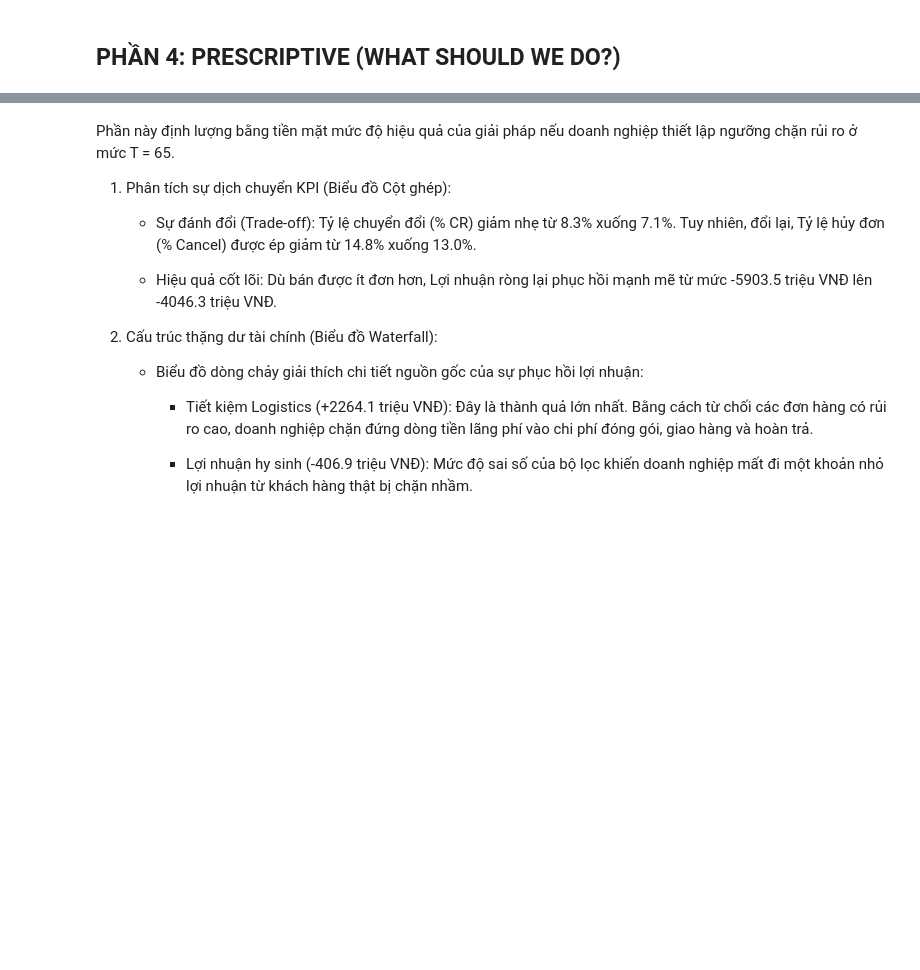
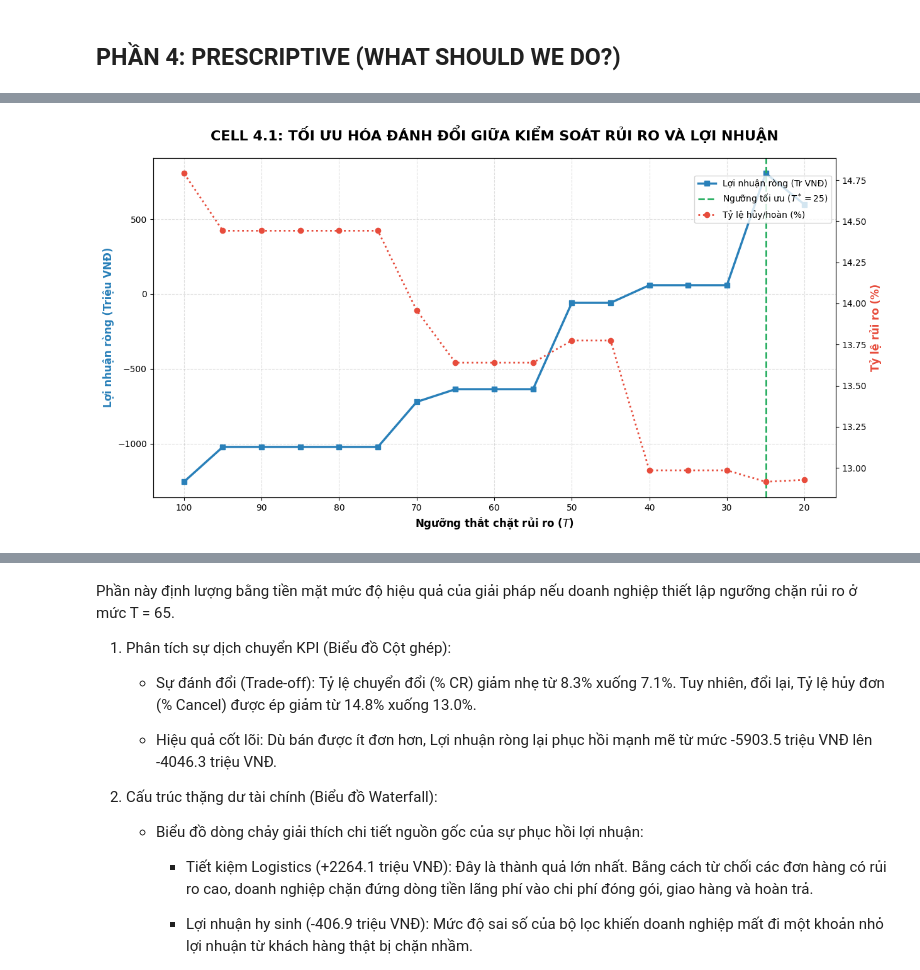
Before and after one commit to doandt0612/datathon_fis_uel, a Jupyter notebook: notebooks/03_eda_khoi.ipynb, the cells around one changed output, grey strips where cells are left out. Drawn from its saved outputs; the diff is of its cells as text; code cells hidden in the pictures; blank space fills up the shorter version.

```diff
--- a/notebooks/03_eda_khoi.ipynb
+++ b/notebooks/03_eda_khoi.ipynb
@@ -1111,0 +1070,89 @@ plt.show()
+# %%
+# ==============================================================================
+# CELL 4.1: PRESCRIPTIVE - MÔ PHỎNG ĐÁNH ĐỔI (TRADE-OFF ANALYSIS)
+# ==============================================================================
+import pandas as pd
+import numpy as np
+import matplotlib.pyplot as plt
+import os
+
+print("Đang chạy kịch bản tối ưu hóa hàm mục tiêu...")
+
+# 1. TÌM DATA CHUẨN
+FIG_DIR = os.path.join('..', 'output', 'figures')
+os.makedirs(FIG_DIR, exist_ok=True)
+
+df_real = pd.DataFrame()
+if 'data_dict' in locals():
+    if 'master_sales_detail' in data_dict:
+        df_m_raw = data_dict['master_sales_detail']
+        if not df_m_raw.empty: df_real = df_m_raw.copy()
+    elif 'master' in data_dict:
+        df_m_raw = data_dict['master']
+        if not df_m_raw.empty: df_real = df_m_raw.copy()
+
+if df_real.empty:
+    try:
+        df_real = pd.read_csv('../data/processed/master/master_sales_detail.csv')
+    except Exception as e:
+        pass
+
+if not df_real.empty:
+    # 2. KHỞI TẠO BIẾN GIẢ ĐỊNH KINH DOANH
+    TOTAL_TRAFFIC = len(df_real) * 15 # Giả định lượng traffic mở rộng
+    PROFIT_MARGIN = 0.25              # Biên lợi nhuận gộp 25%
+    LOSS_FEE = 45000                  # Chi phí chìm cho 1 đơn hoàn (Ship 2 chiều + Đóng gói)
+
+    # ĐỒNG BỘ RISK SCORE TỪ CELL 3.3 (Cực kỳ quan trọng để giữ logic bài)
+    df_real['risk_score'] = (
+        (df_real['payment_method'].astype(str).str.lower() == 'cod').astype(int) * 45 +
+        (df_real['gross_revenue'] < df_real['gross_revenue'].median()).astype(int) * 30 +
+        (df_real['discount_amount'] > 0).astype(int) * 25
+    )
+
+    # 3. CHẠY MÔ PHỎNG TỐI ƯU HÓA TỪNG BƯỚC
+    thresholds = np.arange(20, 101, 5)
+    results = []
+
+    for t in thresholds:
+        accepted = df_real[df_real['risk_score'] <= t] # Lọc các đơn thỏa mãn ngưỡng T
+        cr = (len(accepted) / TOTAL_TRAFFIC) * 100
+
+        failed_mask = accepted['order_status'].isin(['cancelled', 'returned'])
+        cancel_rate = failed_mask.mean() * 100 if len(accepted) > 0 else 0
+
+        # Hàm mục tiêu Lợi nhuận
+        profit = (accepted[~failed_mask]['gross_revenue'].sum() * PROFIT_MARGIN) - (failed_mask.sum() * LOSS_FEE)
+        results.append({'T': t, 'CR': cr, 'CancelRate': cancel_rate, 'NetProfit': profit})
+
+    df_opt = pd.DataFrame(results)
+    best_t = df_opt.loc[df_opt['NetProfit'].idxmax(), 'T']
+
+    # 4. TRỰC QUAN HÓA BẢN ĐỒ ĐÁNH ĐỔI
+    fig, ax1 = plt.subplots(figsize=(14, 7), facecolor='white')
+
+    # Vẽ đường Lợi nhuận
+    ax1.plot(df_opt['T'], df_opt['NetProfit'] / 1e6, marker='s', color='#2980b9', linewidth=2.5, label='Lợi nhuận ròng (Tr VNĐ)')
+    ax1.set_xlabel('Ngưỡng thắt chặt rủi ro ($T$)', fontsize=12, fontweight='bold')
+    ax1.set_ylabel('Lợi nhuận ròng (Triệu VNĐ)', color='#2980b9', fontsize=12, fontweight='bold')
+
+    # Đánh dấu điểm tối ưu
+    ax1.axvline(best_t, color='#27ae60', linestyle='--', linewidth=2, label=f'Ngưỡng tối ưu ($T^*={best_t}$)')
+    ax1.invert_xaxis() # Lật ngược trục X
+
+    # Vẽ đường Tỷ lệ bùng đơn
+    ax2 = ax1.twinx()
+    ax2.plot(df_opt['T'], df_opt['CancelRate'], marker='o', color='#e74c3c', linewidth=2, linestyle=':', label='Tỷ lệ hủy/hoàn (%)')
+    ax2.set_ylabel('Tỷ lệ rủi ro (%)', color='#e74c3c', fontsize=12, fontweight='bold')
+
+    plt.title('CELL 4.1: TỐI ƯU HÓA ĐÁNH ĐỔI GIỮA KIỂM SOÁT RỦI RO VÀ LỢI NHUẬN', fontsize=16, fontweight='bold', pad=20)
+    fig.legend(loc='upper right', bbox_to_anchor=(0.9, 0.85), frameon=True)
+    ax1.grid(True, linestyle='--', alpha=0.4)
+
+    save_path = os.path.join(FIG_DIR, '4.1_Prescriptive_Optimization_Curve_Fixed.png')
+    plt.savefig(save_path, dpi=300, bbox_inches='tight')
+    plt.show()
+    print("✅ Đã kết xuất mô hình tối ưu hóa thành công!")
+else:
+    print("❌ Lỗi: Không tìm thấy file master_sales_detail.csv.")
+# %% [output]
@@ -1111,0 +1160 @@ plt.show()
+[figure, added]
```
Also changed, not shown: parts of 29 cells of this notebook, 8 other files.
